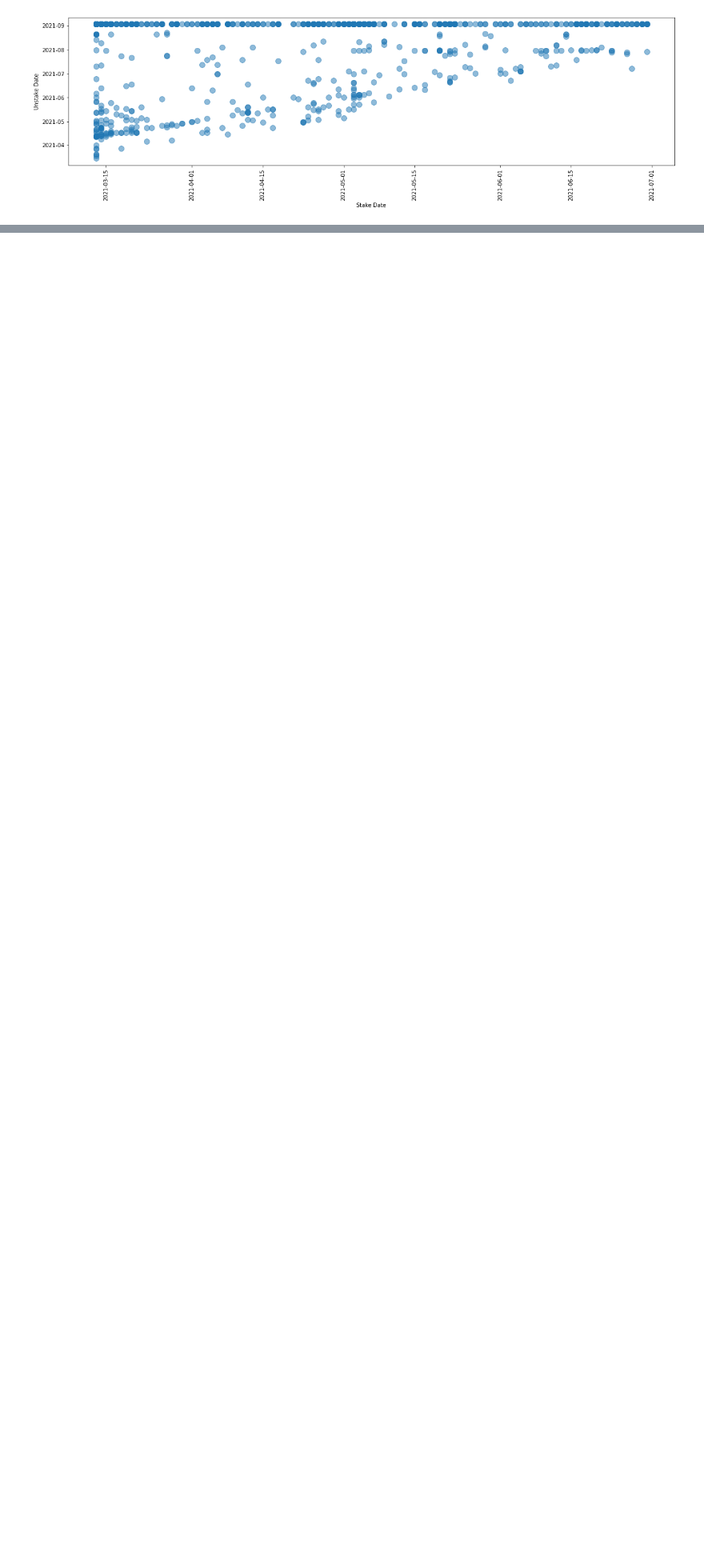
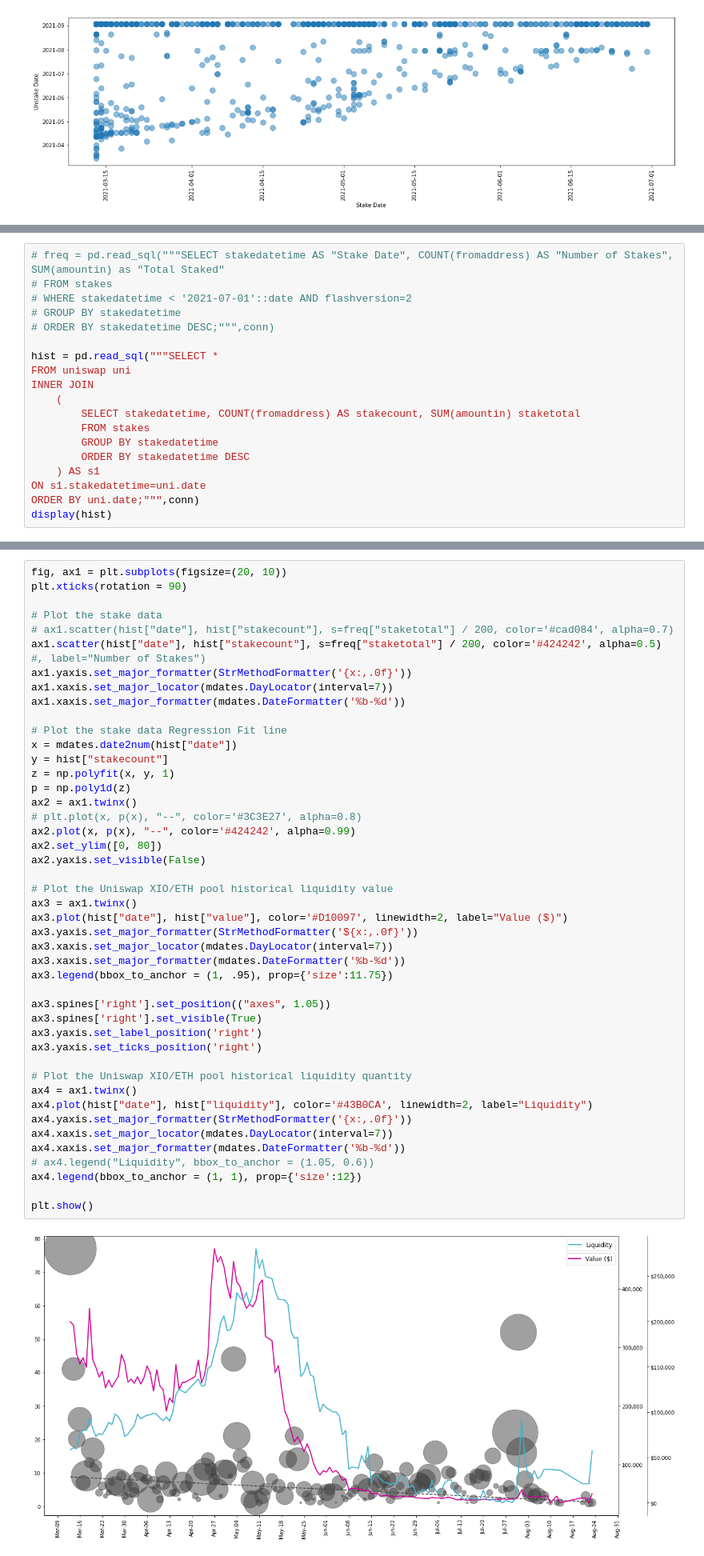
Before and after one commit to seanbhart/flashV2-analysis, a Jupyter notebook: FlashV2_AnalysisSQL.ipynb, the cells around one changed output, grey strips where cells are left out. Shown: that part at 80% size. Saved outputs shown, nothing was run; the diff lists cells and outputs as text; blank space fills up the shorter version.

Commit message:
finished stakes + uniswap liquidity chart

```diff
--- a/FlashV2_AnalysisSQL.ipynb
+++ b/FlashV2_AnalysisSQL.ipynb
@@ -421,3 +420,22 @@ ax2.legend(bbox_to_anchor = (1, .95), prop={'size':11.75})
 plt.show()
 # %% [output]
 [figure]
+# %%
+# freq = pd.read_sql("""SELECT stakedatetime AS "Stake Date", COUNT(fromaddress) AS "Number of Stakes", SUM(amountin) as "Total Staked"
+# FROM stakes
+# WHERE stakedatetime < '2021-07-01'::date AND flashversion=2
+# GROUP BY stakedatetime
+# ORDER BY stakedatetime DESC;""",conn)
+
+hist = pd.read_sql("""SELECT *
+FROM uniswap uni
+INNER JOIN
+    (
+        SELECT stakedatetime, COUNT(fromaddress) AS stakecount, SUM(amountin) staketotal
+        FROM stakes
+        GROUP BY stakedatetime
+        ORDER BY stakedatetime DESC
+    ) AS s1
+ON s1.stakedatetime=uni.date
+ORDER BY uni.date;""",conn)
+display(hist)
@@ -423,0 +456,47 @@ plt.show()
+# %%
+fig, ax1 = plt.subplots(figsize=(20, 10))
+plt.xticks(rotation = 90)
+
+# Plot the stake data
+# ax1.scatter(hist["date"], hist["stakecount"], s=freq["staketotal"] / 200, color='#cad084', alpha=0.7)
+ax1.scatter(hist["date"], hist["stakecount"], s=freq["staketotal"] / 200, color='#424242', alpha=0.5) #, label="Number of Stakes")
+ax1.yaxis.set_major_formatter(StrMethodFormatter('{x:,.0f}'))
+ax1.xaxis.set_major_locator(mdates.DayLocator(interval=7))
+ax1.xaxis.set_major_formatter(mdates.DateFormatter('%b-%d'))
+
+# Plot the stake data Regression Fit line
+x = mdates.date2num(hist["date"])
+y = hist["stakecount"]
+z = np.polyfit(x, y, 1)
+p = np.poly1d(z)
+ax2 = ax1.twinx()
+# plt.plot(x, p(x), "--", color='#3C3E27', alpha=0.8)
+ax2.plot(x, p(x), "--", color='#424242', alpha=0.99)
+ax2.set_ylim([0, 80])
+ax2.yaxis.set_visible(False)
+
+# Plot the Uniswap XIO/ETH pool historical liquidity value
+ax3 = ax1.twinx()
+ax3.plot(hist["date"], hist["value"], color='#D10097', linewidth=2, label="Value ($)")
+ax3.yaxis.set_major_formatter(StrMethodFormatter('${x:,.0f}'))
+ax3.xaxis.set_major_locator(mdates.DayLocator(interval=7))
+ax3.xaxis.set_major_formatter(mdates.DateFormatter('%b-%d'))
+ax3.legend(bbox_to_anchor = (1, .95), prop={'size':11.75})
+
+ax3.spines['right'].set_position(("axes", 1.05))
+ax3.spines['right'].set_visible(True)
+ax3.yaxis.set_label_position('right')
+ax3.yaxis.set_ticks_position('right')
+
+# Plot the Uniswap XIO/ETH pool historical liquidity quantity
+ax4 = ax1.twinx()
+ax4.plot(hist["date"], hist["liquidity"], color='#43B0CA', linewidth=2, label="Liquidity")
+ax4.yaxis.set_major_formatter(StrMethodFormatter('{x:,.0f}'))
+ax4.xaxis.set_major_locator(mdates.DayLocator(interval=7))
+ax4.xaxis.set_major_formatter(mdates.DateFormatter('%b-%d'))
+# ax4.legend("Liquidity", bbox_to_anchor = (1.05, 0.6))
+ax4.legend(bbox_to_anchor = (1, 1), prop={'size':12})
+
+plt.show()
+# %% [output]
+[figure, added]
```
Also changed, not shown: parts of 2 cells of this notebook, 1 other file.
